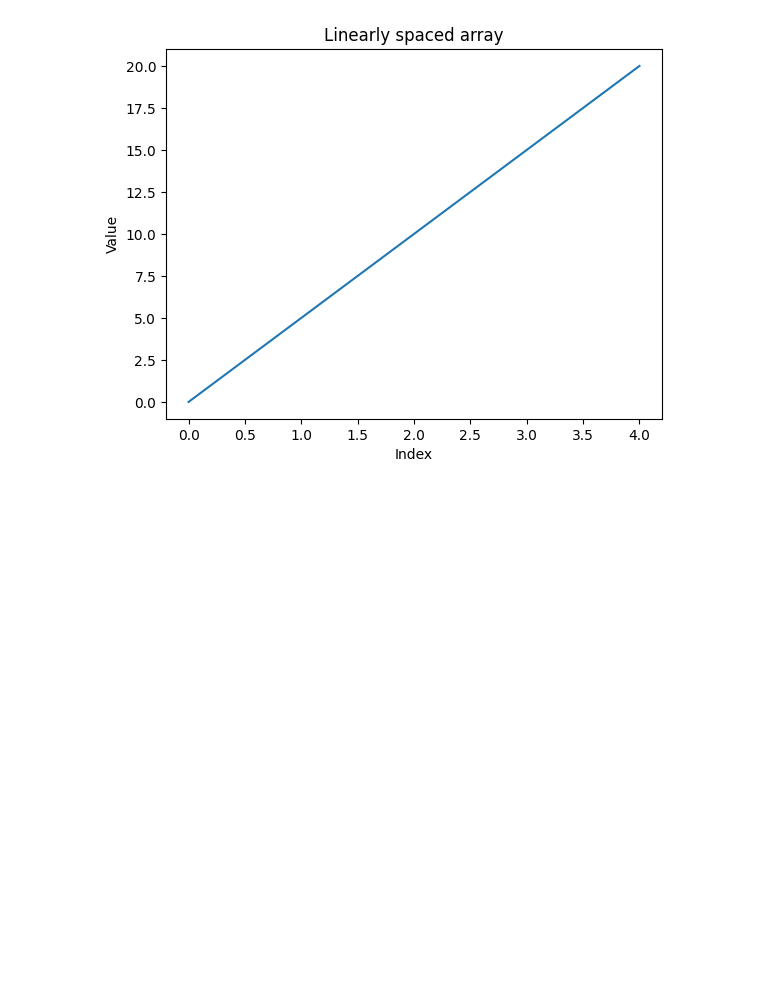
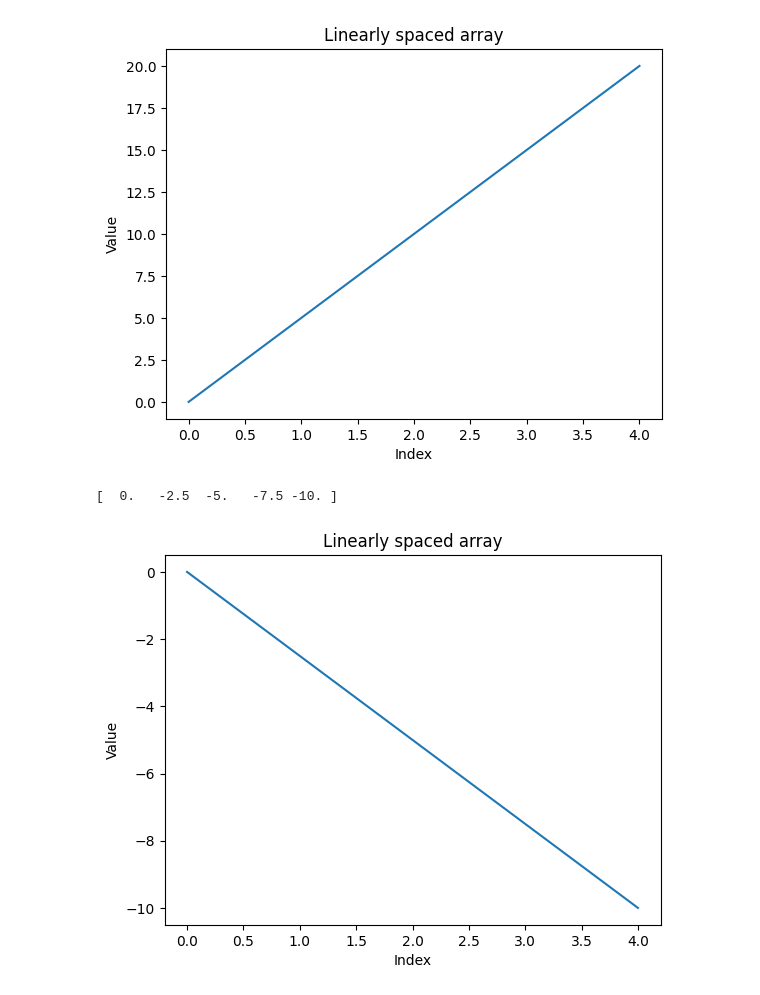
Before and after one commit to TabarakAllahKhan/Numpy_practice, a Jupyter notebook: array_basics.ipynb, the cells around one changed output. Drawn from its saved outputs; the diff is of its cells as text; code cells hidden in the pictures; blank space fills up the shorter version.

Commit message:
diff --git a/array_basics.ipynb b/array_basics.ipynb
Added code to create a linearly spaced array with negative values and plot it using matplotlib.

```diff
--- a/array_basics.ipynb
+++ b/array_basics.ipynb
@@ -135,3 +135,19 @@ plt.ylabel("Value")
 plt.show()
 # %% [output]
 [figure]
+# %%
+# we can also create a linspace array with negative values
+lin=np.linspace(0, -10, num=5)
+print(lin)
+# %% [output]
+[  0.   -2.5  -5.   -7.5 -10. ]
+# %%
+# plotting the array
+import matplotlib.pyplot as plt
+plt.plot(lin)
+plt.title("Linearly spaced array")
+plt.xlabel("Index")
+plt.ylabel("Value")
+plt.show()
+# %% [output]
+[figure, added]
```
